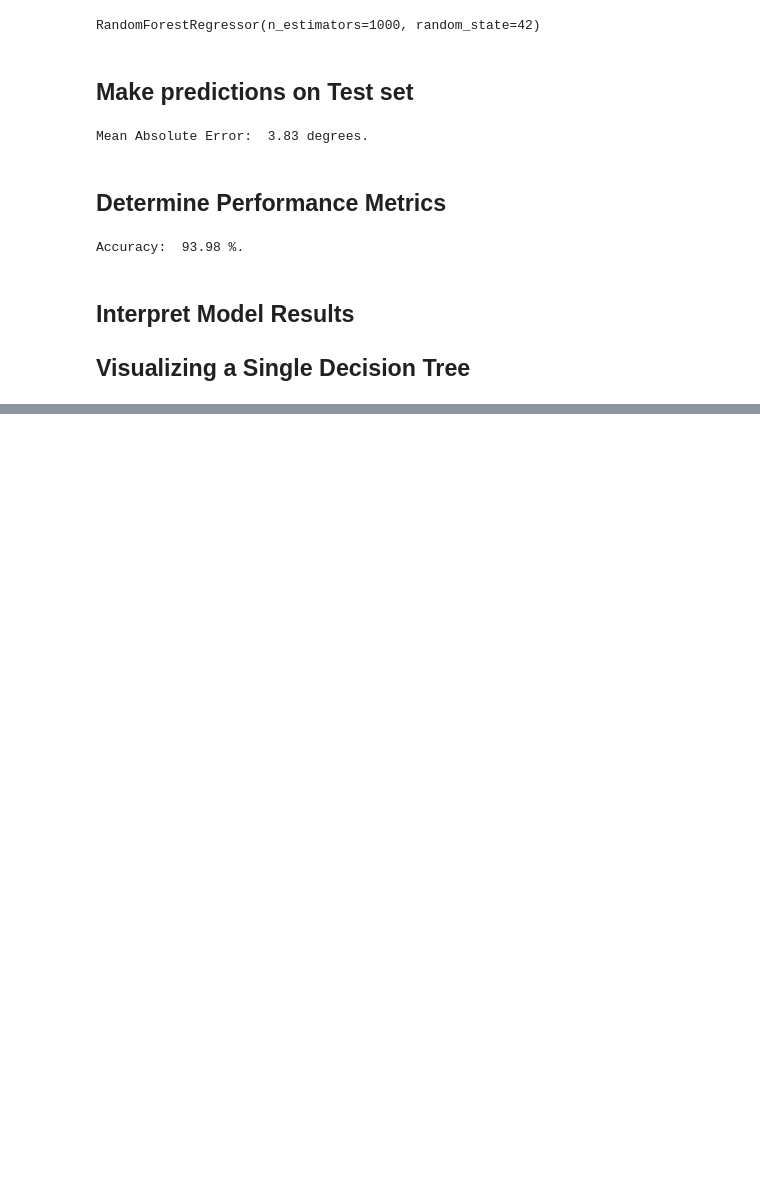
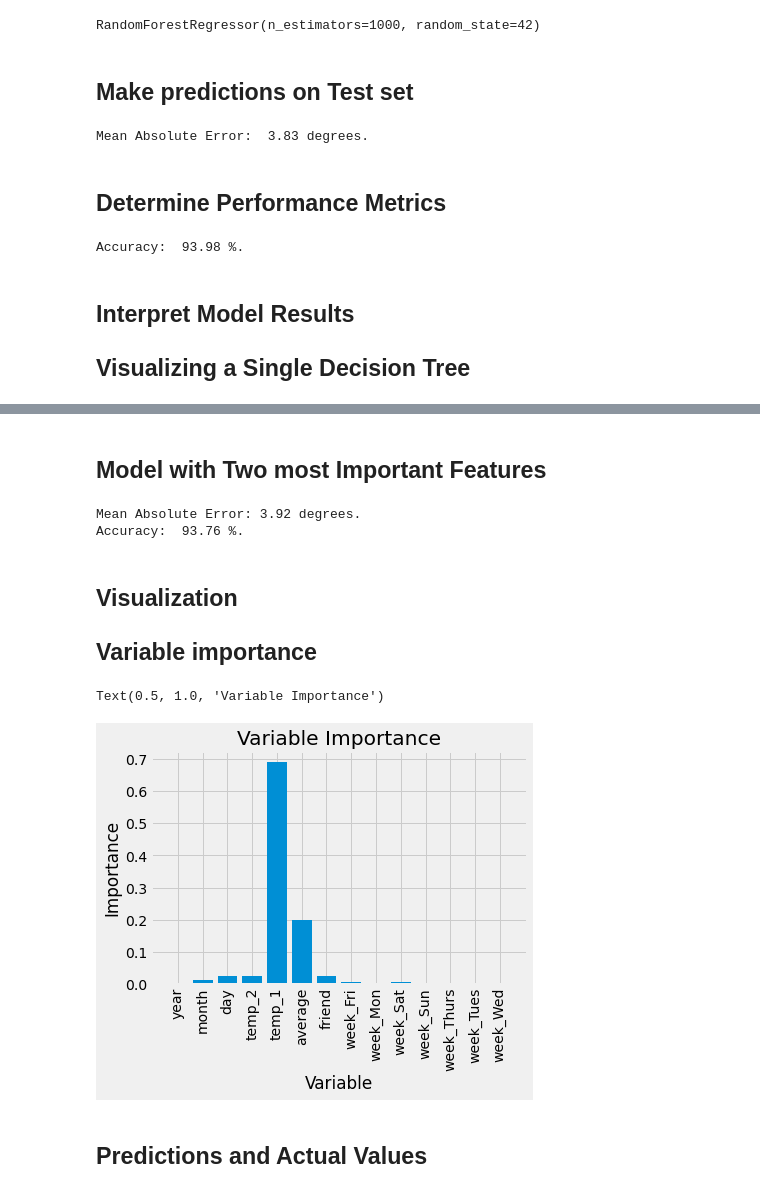
Before and after one commit to apastagia/Temperature-weather-Prediction, a Jupyter notebook: Temperature_Prediction1.ipynb, the cells around one changed output, grey strips where cells are left out. Saved outputs shown, nothing was run; the diff lists cells and outputs as text; code cells hidden in the pictures; blank space fills up the shorter version.

```diff
--- a/Temperature_Prediction1.ipynb
+++ b/Temperature_Prediction1.ipynb
@@ -244,0 +265,3 @@ graph.write_png('tree.png');'''
+# %%
+##Get numerical feature importance
+importance = list(rf.feature_importances_)
@@ -244,0 +292,51 @@ graph.write_png('tree.png');'''
+# %% [markdown]
+## Model with Two most Important Features
+# %%
+##New randomforest with only two most important variables
+rf_most_important = RandomForestRegressor(n_estimators=1000,
+                                         random_state=42)
+
+##Extract the two most important features
+important_indices = [feature_list.index('temp_1'),feature_list.index('average')]
+train_important = train_features[:, important_indices]
+test_important = test_features[:, important_indices]
+
+##Train Randomforest
+rf_most_important.fit(train_important, train_labels)
+
+##Make Predictions and determine error
+predictions = rf_most_important.predict(test_important)
+
+errors = abs(predictions - test_labels)
+
+#Display performance metrics
+print('Mean Absolute Error:', round(np.mean(errors),2),'degrees.')
+
+mape = np.mean(100 * (errors / test_labels))
+accuracy = 100 - mape
+
+print("Accuracy: ", round(accuracy,2), '%.')
+# %% [output]
+Mean Absolute Error: 3.92 degrees.
+Accuracy:  93.76 %.
+# %% [markdown]
+## Visualization
+
+## Variable importance
+# %%
+##List of x locations for plotting
+x_values = list(range(len(importance)))
+
+##Bar chart
+plt.bar(x_values, importance, orientation='vertical')
+
+##Tick labels for x axis
+plt.xticks(x_values, feature_list,rotation='vertical')
+
+##Axis labels and title
+plt.ylabel('Importance'); plt.xlabel('Variable'); plt.title('Variable Importance')
+# %% [output]
+Text(0.5, 1.0, 'Variable Importance')
+[figure, added]
+# %% [markdown]
+## Predictions and Actual Values
```
Also changed, not shown: parts of 11 cells of this notebook.
